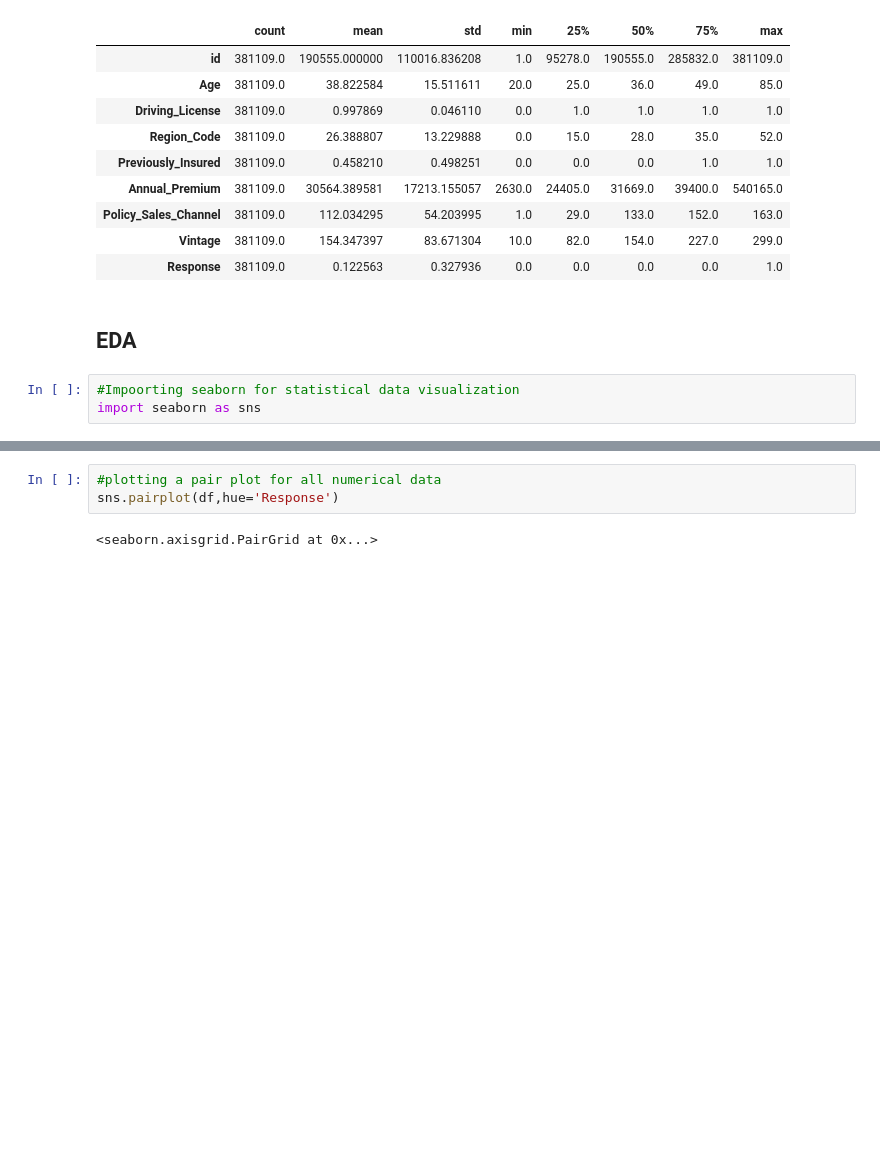
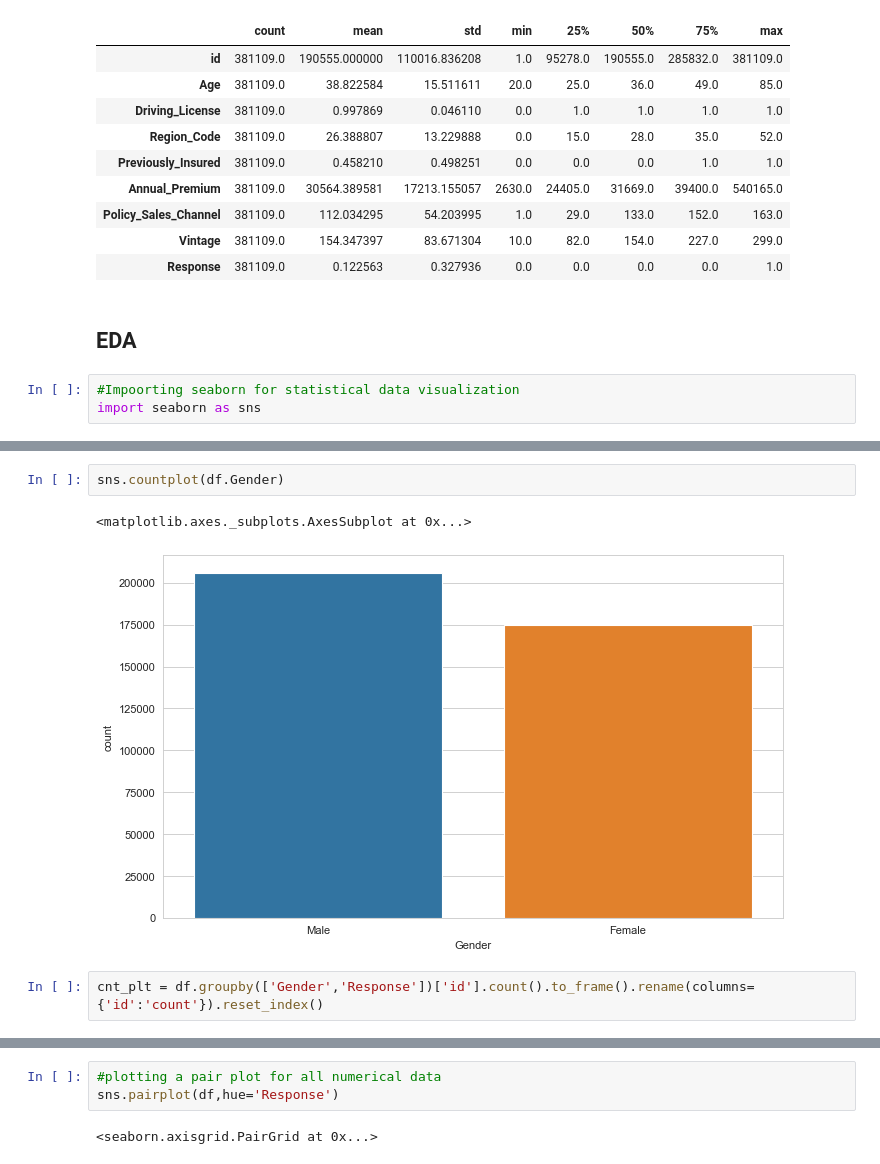
Before and after one commit to dibyaranjanGIT/Helth_Insurance_Cross_Sell_Prediction, a Jupyter notebook: Health_Insurance_Prediction.ipynb, the cells around one changed output, grey strips where cells are left out. Cells and saved outputs as stored; diff of their text form; blank space fills up the shorter version.

```diff
--- a/Health_Insurance_Prediction.ipynb
+++ b/Health_Insurance_Prediction.ipynb
@@ -88,0 +91,7 @@ sns.countplot(df['Response']);
+# %%
+sns.countplot(df.Gender)
+# %% [output]
+<matplotlib.axes._subplots.AxesSubplot at 0x...>
+[figure, added]
+# %%
+cnt_plt = df.groupby(['Gender','Response'])['id'].count().to_frame().rename(columns={'id':'count'}).reset_index()
```
Also changed, not shown: parts of 79 cells of this notebook, 1 other file.
